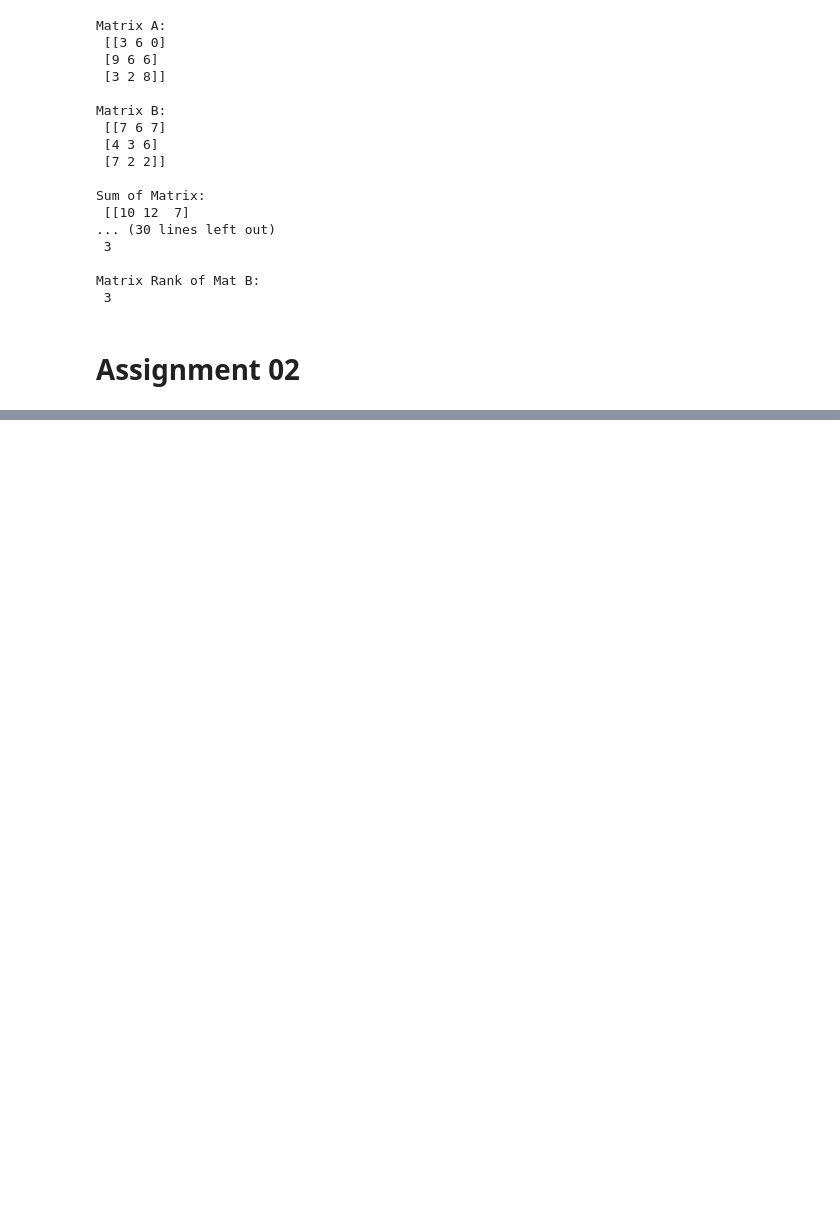
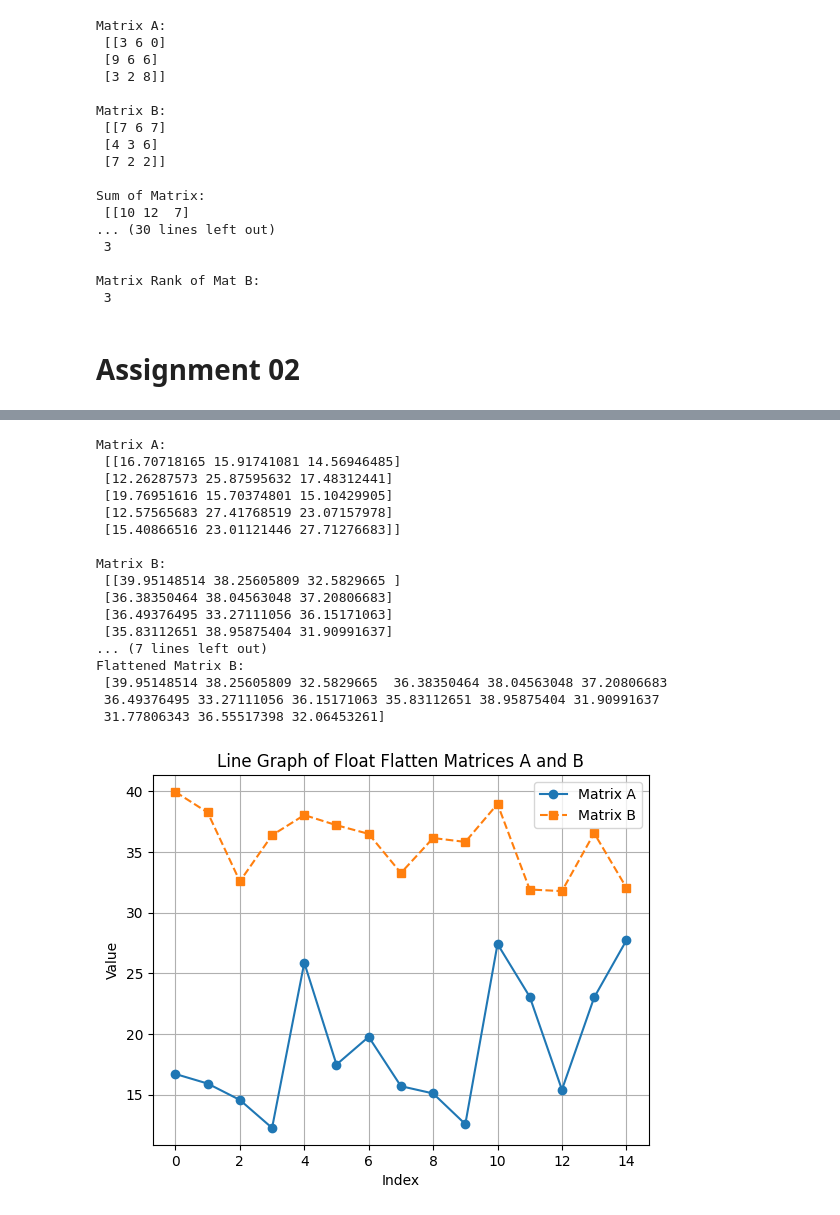
Before and after one commit to Bishal2211/Simulation_and_Modeling_Lab, a Jupyter notebook: Lab_Assignment01.ipynb, the cells around one changed output, grey strips where cells are left out. Drawn from its saved outputs; the diff is of its cells as text; code cells hidden in the pictures; blank space fills up the shorter version.

```diff
--- a/Lab_Assignment01.ipynb
+++ b/Lab_Assignment01.ipynb
@@ -155,0 +116,50 @@ Vector 2:
+# %%
+# Random Matrix with float
+A = np.random.uniform(11,30, size=(5,3))
+B = np.random.uniform(31,40, size=(5,3))
+
+print("Matrix A: \n",A,"\n")
+print("Matrix B: \n",B,"\n")
+
+# Flattem 1D Array
+A_flat = A.flatten()
+B_flat = B.flatten()
+
+print("Flattened Matrix A: \n",A_flat,"\n")
+print("Flattened Matrix B: \n",B_flat,"\n")
+
+# Create an Index for x-Axis
+x = np.arange(len(A_flat))
+
+# Line Plot
+plt.plot(x, A_flat, marker = "o", linestyle = "-", label="Matrix A")
+plt.plot(x, B_flat, marker = "s", linestyle = "--", label="Matrix B")
+
+# Label and Title
+plt.xlabel("Index")
+plt.ylabel("Value")
+plt.title("Line Graph of Float Flatten Matrices A and B")
+plt.legend()
+plt.grid(True)
+
+# Show the Plot
+plt.show()
+# %% [output]
+Matrix A:
+ [[16.70718165 15.91741081 14.56946485]
+ [12.26287573 25.87595632 17.48312441]
+ [19.76951616 15.70374801 15.10429905]
+ [12.57565683 27.41768519 23.07157978]
+ [15.40866516 23.01121446 27.71276683]]
+
+Matrix B:
+ [[39.95148514 38.25605809 32.5829665 ]
+ [36.38350464 38.04563048 37.20806683]
+ [36.49376495 33.27111056 36.15171063]
+ [35.83112651 38.95875404 31.90991637]
+... (7 lines left out)
+Flattened Matrix B:
+ [39.95148514 38.25605809 32.5829665  36.38350464 38.04563048 37.20806683
+ 36.49376495 33.27111056 36.15171063 35.83112651 38.95875404 31.90991637
+ 31.77806343 36.55517398 32.06453261]
+[figure, added]
```
Also changed, not shown: parts of 1 cell of this notebook.
